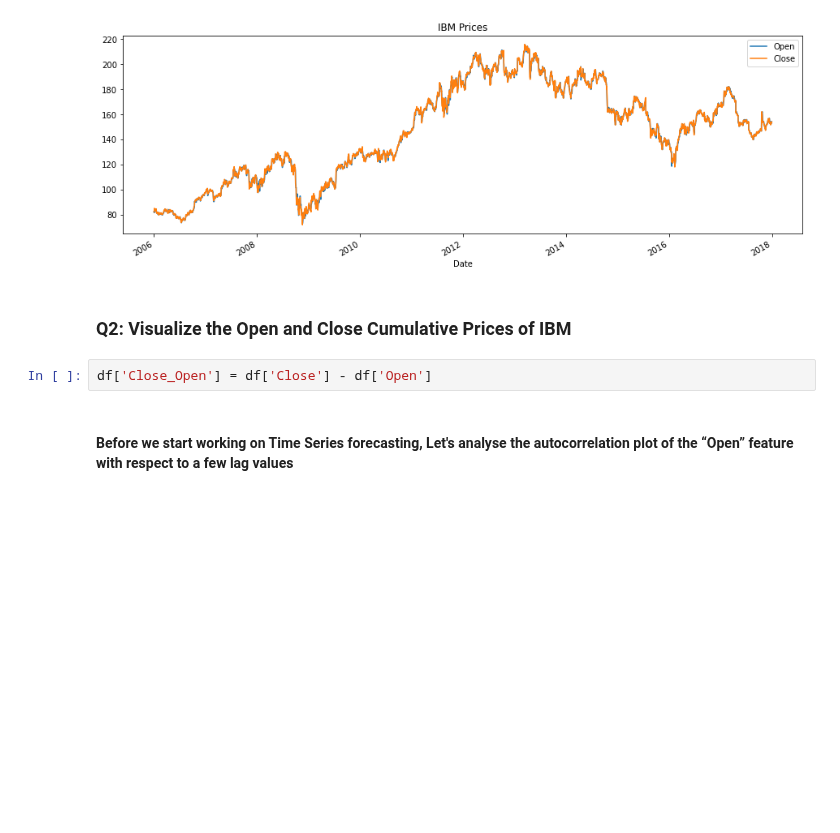
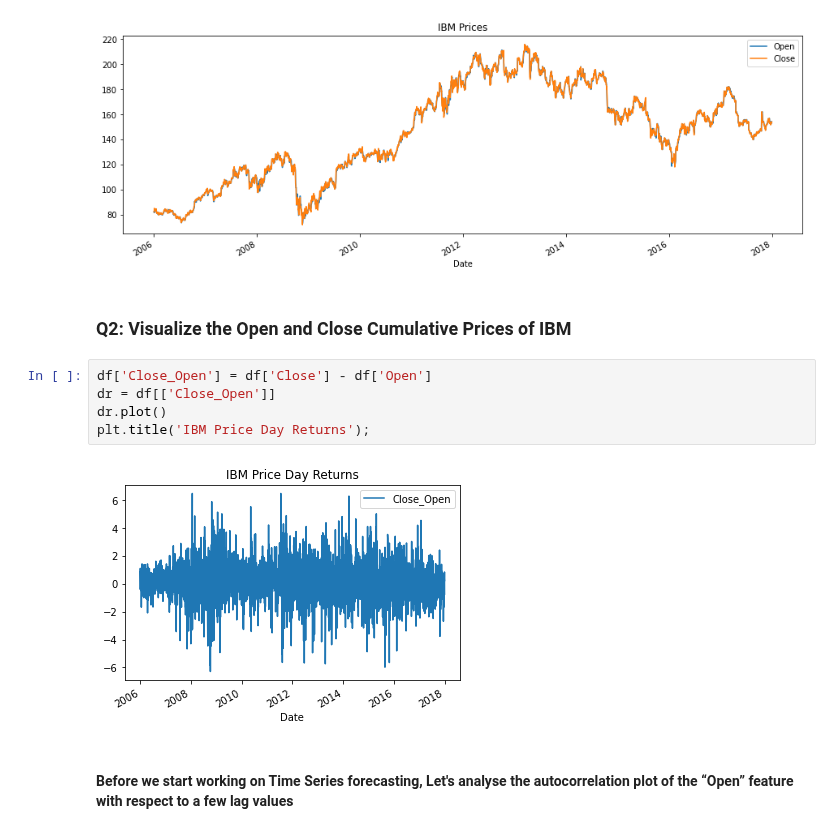
Before and after one commit to weboctave/mec-mini-projects, a Jupyter notebook: mec-18.5.1-time-series-analysis-mini-project/Mini_Project_Time_Series_Forecasting.ipynb, the cells around one changed output. Saved outputs shown, nothing was run; the diff lists cells and outputs as text; blank space fills up the shorter version.

```diff
--- a/mec-18.5.1-time-series-analysis-mini-project/Mini_Project_Time_Series_Forecasting.ipynb
+++ b/mec-18.5.1-time-series-analysis-mini-project/Mini_Project_Time_Series_Forecasting.ipynb
@@ -91,5 +91,10 @@ plt.title('IBM Prices');
 ### Q2: Visualize the Open and Close Cumulative Prices of IBM
 # %%
 df['Close_Open'] = df['Close'] - df['Open']
+dr = df[['Close_Open']]
+dr.plot()
+plt.title('IBM Price Day Returns');
+# %% [output]
+[figure, added]
 # %% [markdown]
 ####  Before we start working on Time Series forecasting, Let's analyse the autocorrelation plot of the “Open” feature with respect to a few lag values
```
Also changed, not shown: parts of 15 cells of this notebook.
